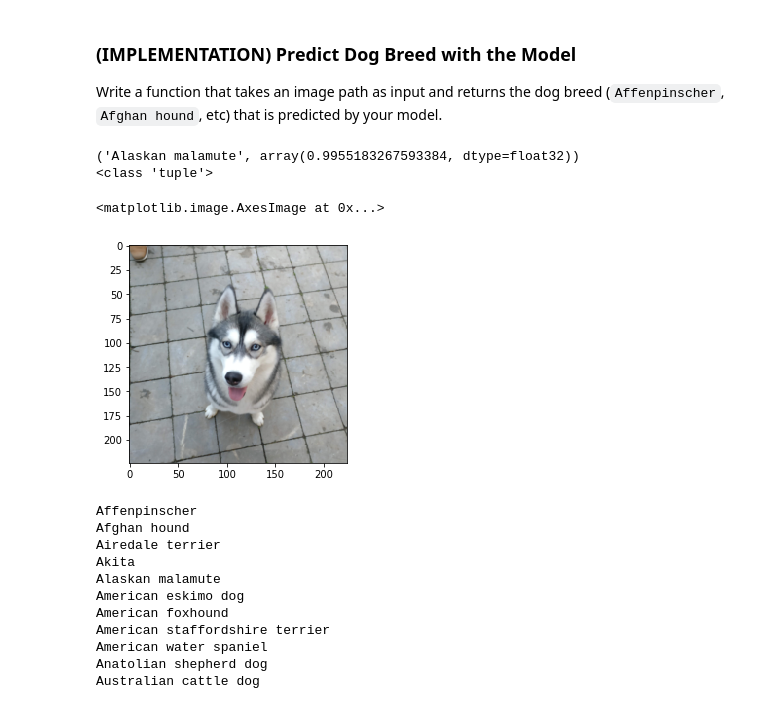
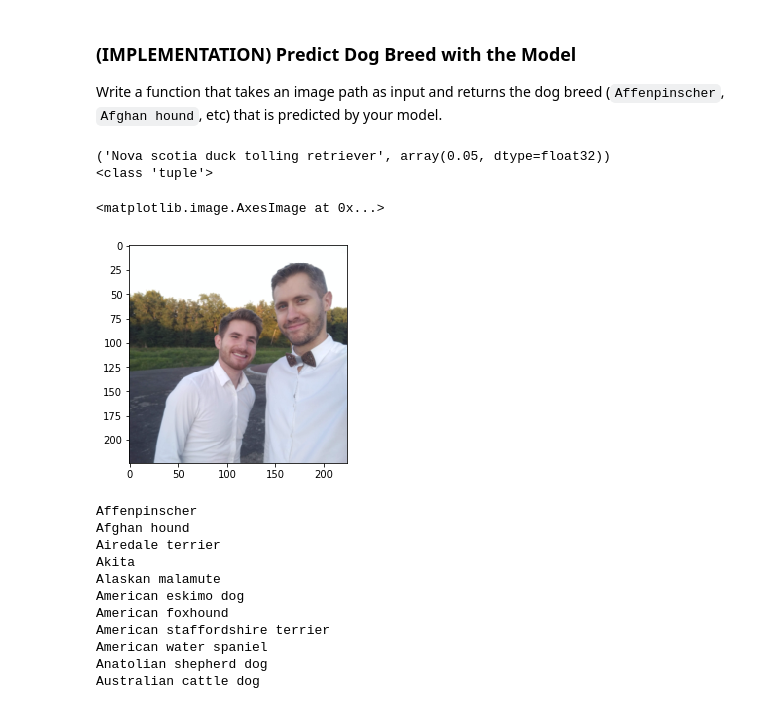
Before and after one commit to jdelhaxhe/deep-learning-v2-pytorch, a Jupyter notebook: project-dog-classification/dog_app.ipynb, the cells around one changed output. Saved outputs shown, nothing was run; the diff lists cells and outputs as text; code cells hidden in the pictures.

```diff
--- a/project-dog-classification/dog_app.ipynb
+++ b/project-dog-classification/dog_app.ipynb
@@ -1165,36 +1176,36 @@ Write a function that takes an image path as input and returns the dog breed (`A
 # list of class names by index, i.e. a name can be accessed like class_names[0]
 class_names = [item[4:].replace("_", " ") for item in data_transfer['train'].classes]
 
 
 def predict_breed_transfer(img_path):
     # load the image and return the predicted breed
     model_transfer.load_state_dict(torch.load('model_transfer.pt'))
 
     image = load_image(img_path)
 
     predict = model_transfer(image)
 
     softmax = nn.Softmax(dim=1)
 
     ps = softmax(predict)
 
     val, idx = torch.topk(ps, 1)
 
     return class_names[idx], val.cpu().detach().numpy().squeeze()
 
-img_path = ntdir + './crashtest/crashtest.jpg'
+img_path = ntdir + '/crashtest/crashtest (1).jpg'
 
 print(predict_breed_transfer(img_path))
 print(type(predict_breed_transfer(img_path)))
 
 pic2 = load_image(img_path)
 im2 = im_convert(pic2)
 plt.imshow(im2)
 # %% [output]
-('Alaskan malamute', array(0.9955183267593384, dtype=float32))
+('Nova scotia duck tolling retriever', array(0.05, dtype=float32))
 <class 'tuple'>
 <matplotlib.image.AxesImage at 0x...>
-[figure, old version]
+[figure, new version]
 # %%
 for name in class_names:
     print(name)
```
Also changed, not shown: parts of 26 cells of this notebook, 1 other file.
